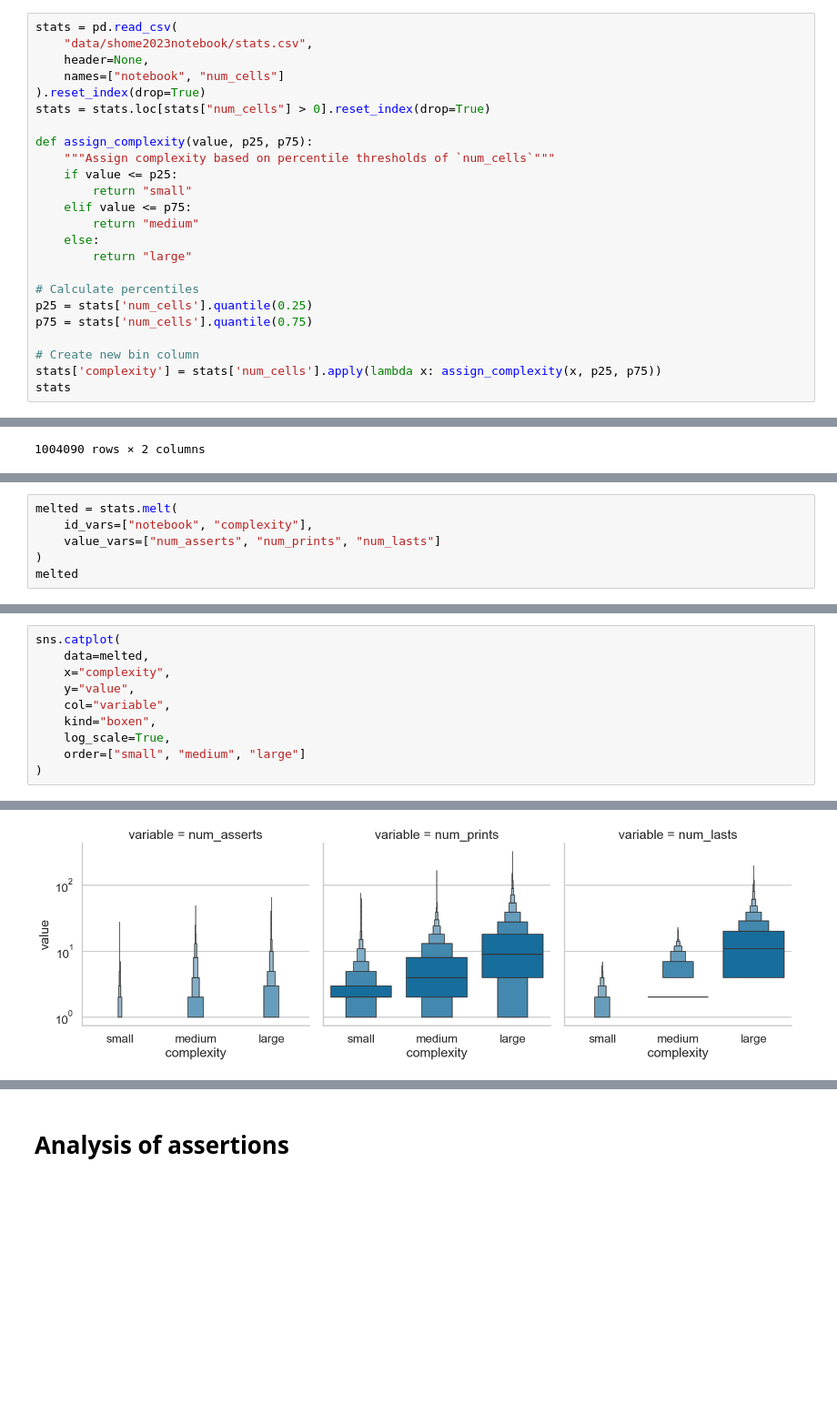
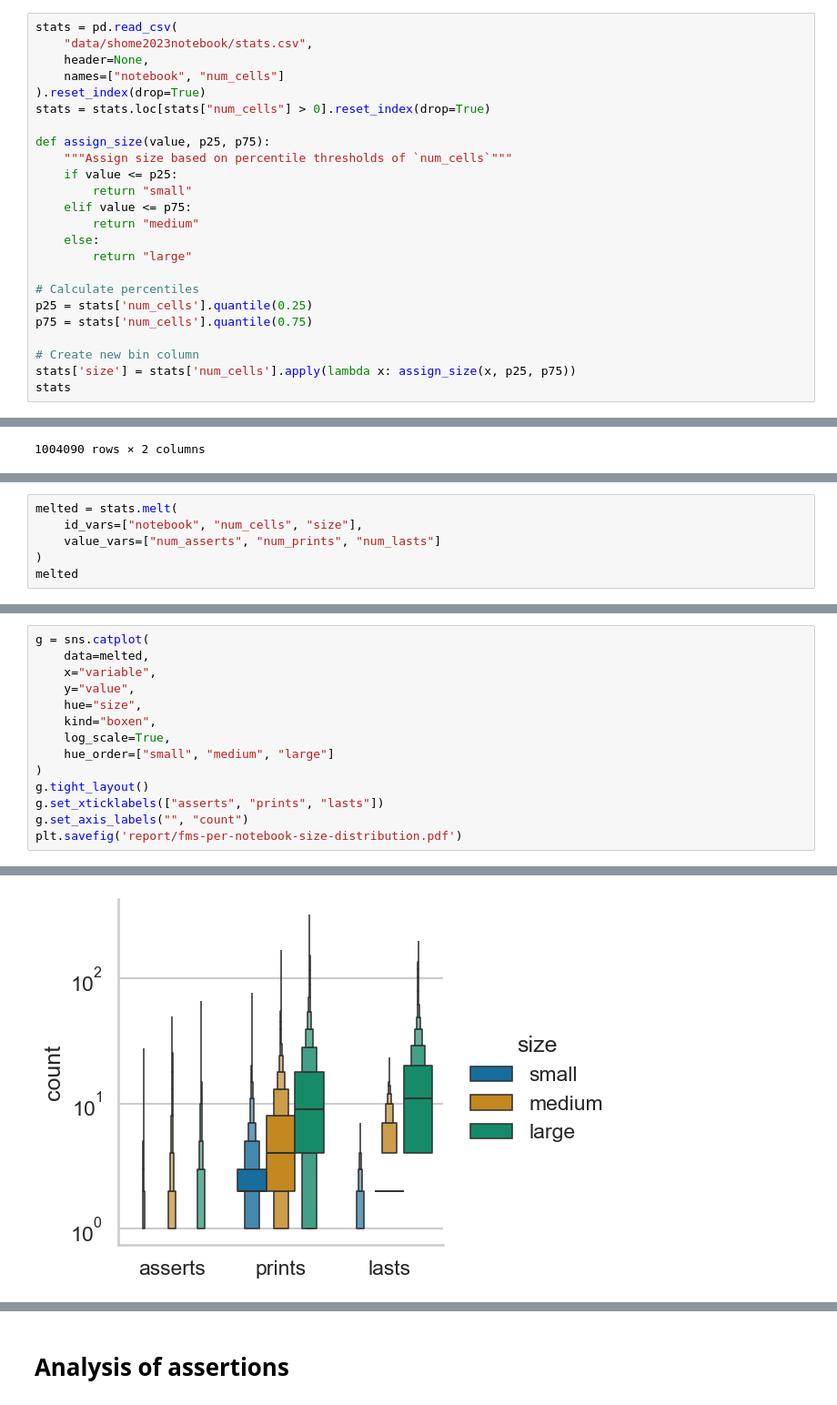
Before and after one commit to arumoy-shome/shome2023notebook, a Jupyter notebook: notebooks/analysis.ipynb, the cells around one changed output, grey strips where cells are left out. Shown at 91% size. Drawn from its saved outputs; the diff is of its cells as text; blank space fills up the shorter version.

Commit message:
feat(analysis): add distribution of notebook size and feedback mechanisms

```diff
--- a/notebooks/analysis.ipynb
+++ b/notebooks/analysis.ipynb
@@ -19,8 +15,8 @@ stats = pd.read_csv(
 ).reset_index(drop=True)
 stats = stats.loc[stats["num_cells"] > 0].reset_index(drop=True)
 
-def assign_complexity(value, p25, p75):
-    """Assign complexity based on percentile thresholds of `num_cells`"""
+def assign_size(value, p25, p75):
+    """Assign size based on percentile thresholds of `num_cells`"""
     if value <= p25:
         return "small"
     elif value <= p75:
@@ -33,6 +29,6 @@ p25 = stats['num_cells'].quantile(0.25)
 p75 = stats['num_cells'].quantile(0.75)
 
 # Create new bin column
-stats['complexity'] = stats['num_cells'].apply(lambda x: assign_complexity(x, p25, p75))
+stats['size'] = stats['num_cells'].apply(lambda x: assign_size(x, p25, p75))
 stats
 # %% [output]
@@ -169,7 +232,7 @@ stats
 195180 rows × 6 columns
 # %%
 melted = stats.melt(
-    id_vars=["notebook", "complexity"],
+    id_vars=["notebook", "num_cells", "size"],
     value_vars=["num_asserts", "num_prints", "num_lasts"]
 )
 melted
@@ -188,13 +251,17 @@ melted
 | 585539 | data/quaranta2021kgtorrent/KT_dat... | 20 | medium | num_lasts | 16.0 |
 585540 rows × 5 columns
 # %%
-sns.catplot(
+g = sns.catplot(
     data=melted,
-    x="complexity",
+    x="variable",
     y="value",
-    col="variable",
+    hue="size",
     kind="boxen",
     log_scale=True,
-    order=["small", "medium", "large"]
+    hue_order=["small", "medium", "large"]
 )
+g.tight_layout()
+g.set_xticklabels(["asserts", "prints", "lasts"])
+g.set_axis_labels("", "count")
+plt.savefig('report/fms-per-notebook-size-distribution.pdf')
 # %% [output]
@@ -202 +268 @@ sns.catplot(
-[figure, old version]
+[figure, new version]
```
Also changed, not shown: parts of 21 cells of this notebook, 3 other files.
